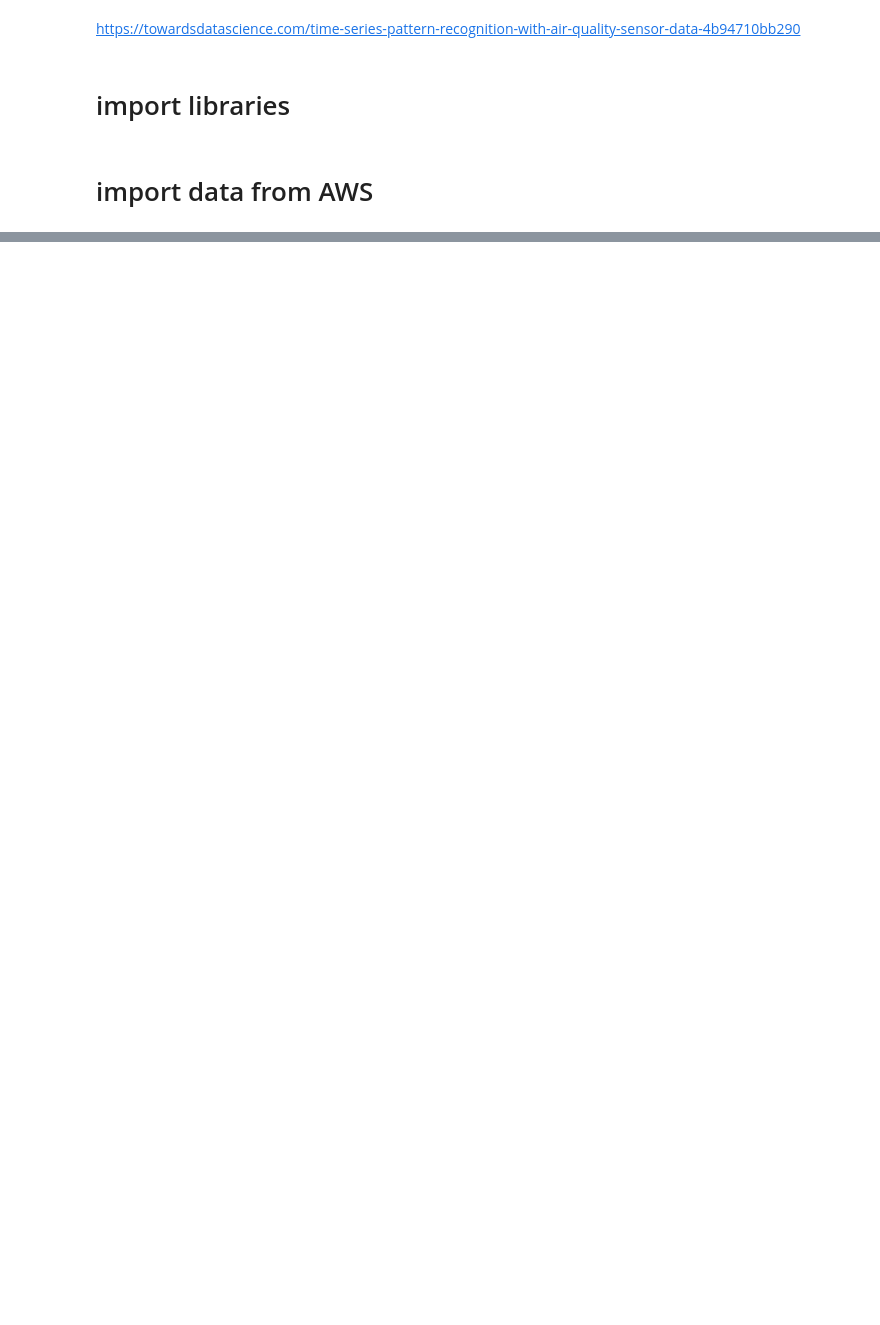
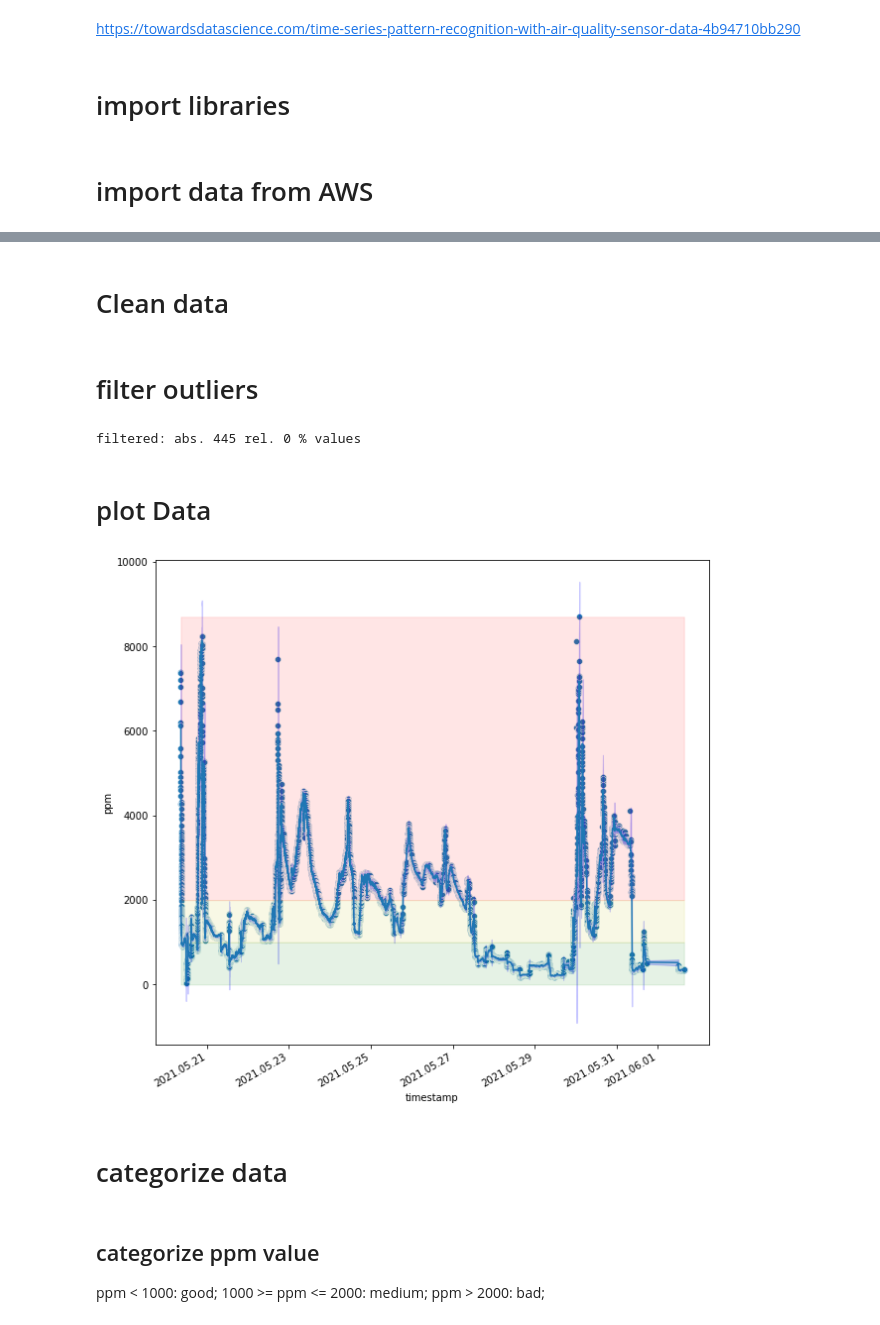
Before and after one commit to MatthiasSimons/airquality-measurement-device, a Jupyter notebook: airquality_analysis.ipynb, the cells around one changed output, grey strips where cells are left out. Saved outputs shown, nothing was run; the diff lists cells and outputs as text; code cells hidden in the pictures; blank space fills up the shorter version.

```diff
--- a/airquality_analysis.ipynb
+++ b/airquality_analysis.ipynb
@@ -143,0 +42,73 @@ labels = is_outlier(df, df_nrm5, tresh).astype('int')
+# %% [markdown]
+# Clean data
+# %% [markdown]
+# filter outliers
+# %%
+def is_outlier(data):
+    thresh = 100
+    rolling_median = data.rolling(2, center=True).median()
+    return (abs(data - rolling_median) >= thresh).astype('int')
+# %%
+ppm = df.drop(["temperature","pressure", "humidity"], axis = 1)
+outlier = is_outlier(ppm)
+ppm["outlier"] = outlier
+
+old_len = len(ppm)
+ppm =ppm[ppm["outlier"]==0]
+new_len = len(ppm)
+print("filtered: abs.", old_len-new_len, "rel.",int((1-old_len/new_len)*100), "%", "values")
+
+ppm = ppm.drop(["outlier"], axis = 1)
+# %% [output]
+filtered: abs. 445 rel. 0 % values
+# %% [markdown]
+# plot Data
+# %%
+try:
+    ppm_rolling = ppm.rolling(12)
+    ppm_rolling_mean = ppm_rolling.mean()
+    ppm_rolling_std = ppm_rolling.std()
+    ppm_rolling_upper = ppm_rolling_mean + 1.92 * ppm_rolling_std
+    ppm_rolling_lower = ppm_rolling_mean - 1.92 * ppm_rolling_std
+
+except:
+    pass
+# %%
+def create_const(df, value):
+    arr = np.full((1, len(df)), value)[0]
+    return pd.Series(arr, index = df.index)
+# %%
+# build the figure
+fig, ax = plt.subplots(figsize=(10,10))
+
+#from matplotlib.pyplot import figure
+
+sns.scatterplot(x = ppm.index, y="ppm", data = ppm, ax =ax)
+sns.lineplot(x = ppm_rolling_mean.index, y="ppm", data = ppm_rolling_mean, ax =ax)
+plt.fill_between(ppm_rolling_mean.index, ppm_rolling_upper['ppm'], ppm_rolling_lower['ppm'], color='b', alpha=.2)
+
+# airquality
+
+
+
+plt.fill_between(ppm_rolling_mean.index, create_const(ppm_rolling_mean, 1000), create_const(ppm_rolling_mean, 0), color='g', alpha=.1)
+plt.fill_between(ppm_rolling_mean.index, create_const(ppm_rolling_mean, 1000), create_const(ppm_rolling_mean, 2000), color='y', alpha=.1)
+plt.fill_between(ppm_rolling_mean.index, create_const(ppm_rolling_mean, 2000), create_const(ppm_rolling_mean, ppm_rolling.max().max()), color='r', alpha=.1)
+
+
+# assign locator and formatter for the xaxis ticks.
+ax.xaxis.set_major_locator(mdates.AutoDateLocator())
+ax.xaxis.set_major_formatter(mdates.DateFormatter('%Y.%m.%d'))
+
+# put the labels at 45deg since they tend to be too long
+fig.autofmt_xdate()
+plt.show()
+# %% [output]
+[figure, added]
+# %% [markdown]
+# categorize data
+# %% [markdown]
+## categorize ppm value
+ppm < 1000: good;
+1000 >= ppm <= 2000: medium;
+ppm > 2000: bad;
```
Also changed, not shown: parts of 30 cells of this notebook, 1 other file.
